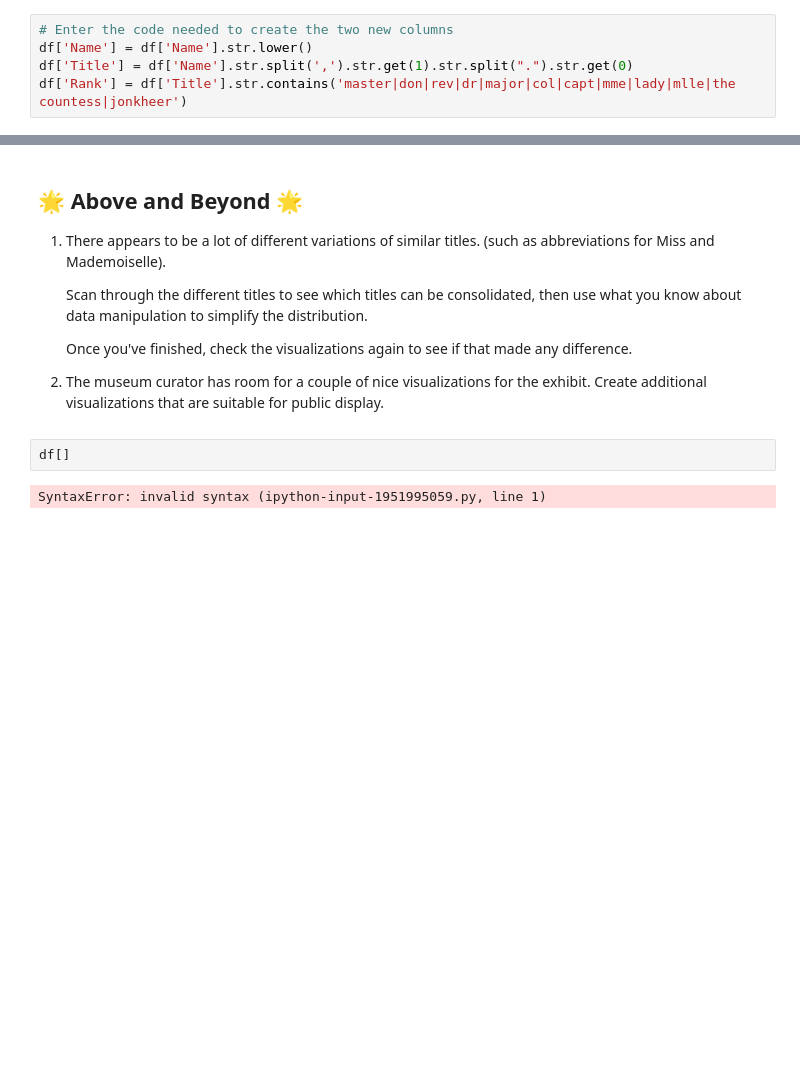
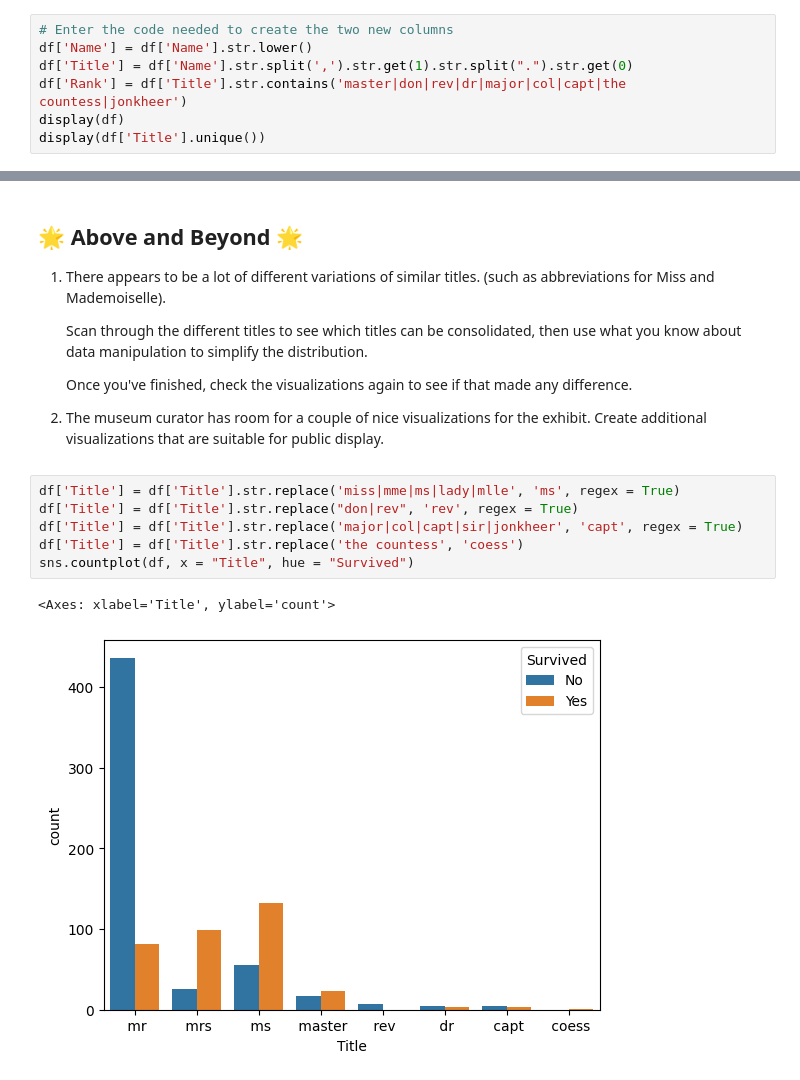
Before and after one commit to austinvirgin/austinvirgin.github.io, a Jupyter notebook: notebooks/Exploration_03.ipynb, the cells around one changed output, grey strips where cells are left out. Cells and saved outputs as stored; diff of their text form; blank space fills up the shorter version.

```diff
--- a/notebooks/Exploration_03.ipynb
+++ b/notebooks/Exploration_03.ipynb
@@ -161,4 +161,6 @@ You may want to review prior Data Explorations for tips on creating new columns
 # Enter the code needed to create the two new columns
 df['Name'] = df['Name'].str.lower()
 df['Title'] = df['Name'].str.split(',').str.get(1).str.split(".").str.get(0)
-df['Rank'] = df['Title'].str.contains('master|don|rev|dr|major|col|capt|mme|lady|mlle|the countess|jonkheer')
+df['Rank'] = df['Title'].str.contains('master|don|rev|dr|major|col|capt|the countess|jonkheer')
+display(df)
+display(df['Title'].unique())
@@ -295,7 +314,12 @@ I found it interesting the connection that much more not of rank survived and th
    Once you've finished, check the visualizations again to see if that made any difference.
 
 2. The museum curator has room for a couple of nice visualizations for the exhibit. Create additional visualizations that are suitable for public display.
-# %%
-df[]
-# %% [output]
-SyntaxError: invalid syntax (ipython-input-1951995059.py, line 1)
+# %%
+df['Title'] = df['Title'].str.replace('miss|mme|ms|lady|mlle', 'ms', regex = True)
+df['Title'] = df['Title'].str.replace("don|rev", 'rev', regex = True)
+df['Title'] = df['Title'].str.replace('major|col|capt|sir|jonkheer', 'capt', regex = True)
+df['Title'] = df['Title'].str.replace('the countess', 'coess')
+sns.countplot(df, x = "Title", hue = "Survived")
+# %% [output]
+<Axes: xlabel='Title', ylabel='count'>
+[figure, added]
```
Also changed, not shown: parts of 2 cells of this notebook.
